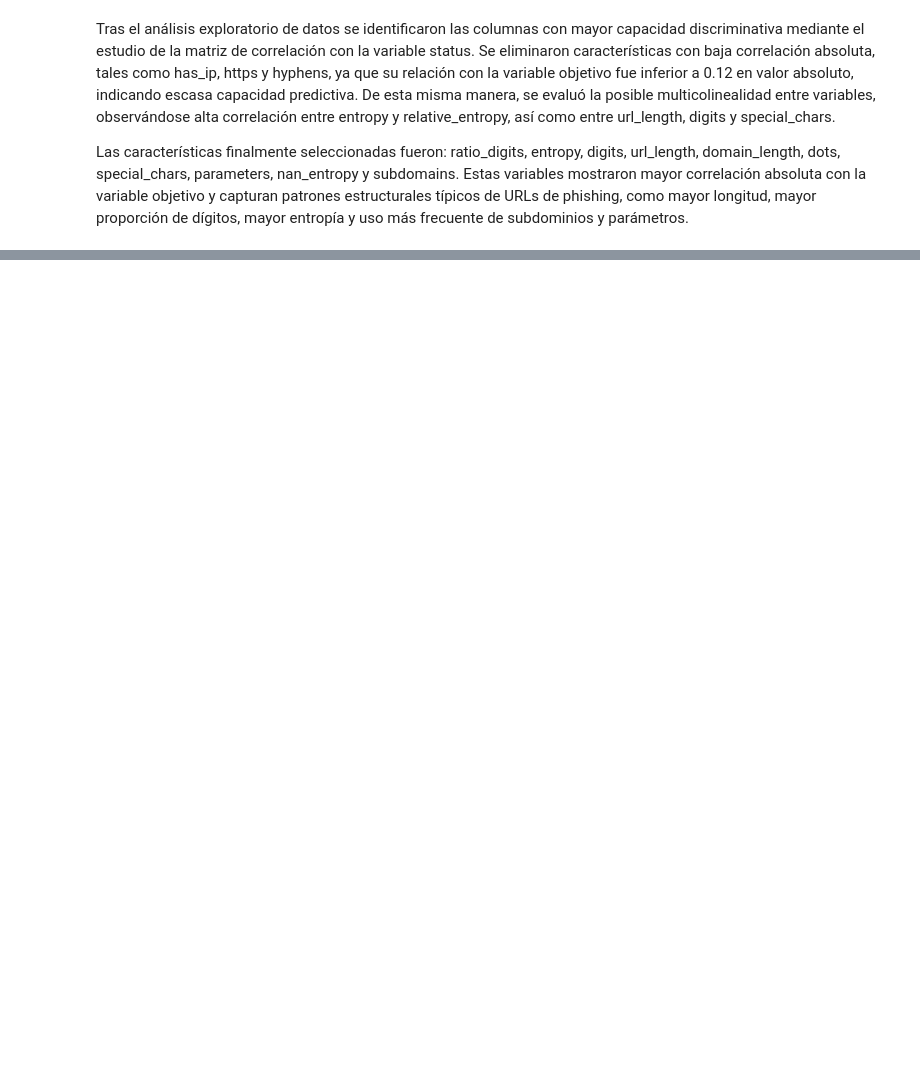
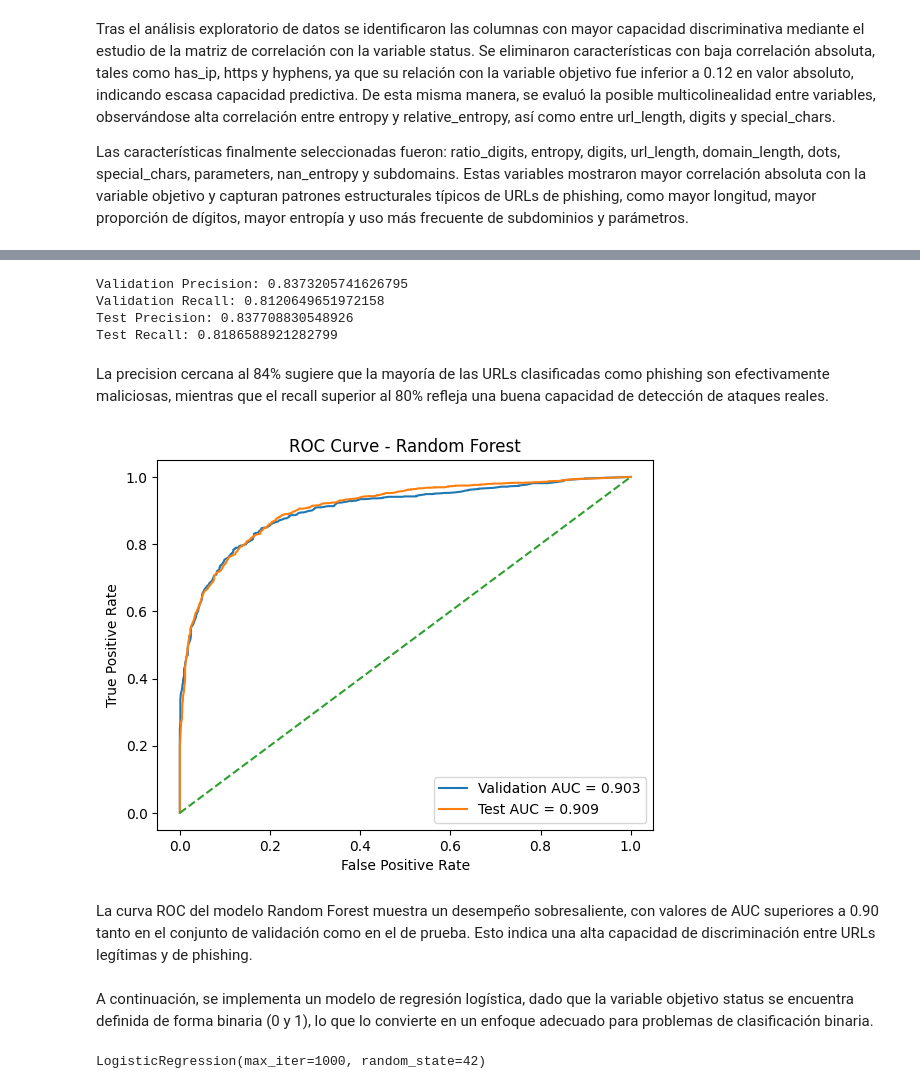
Before and after one commit to JPS4321/Lab1_SDS, a Jupyter notebook: Lab1.ipynb, the cells around one changed output, grey strips where cells are left out. Drawn from its saved outputs; the diff is of its cells as text; code cells hidden in the pictures; blank space fills up the shorter version.

```diff
--- a/Lab1.ipynb
+++ b/Lab1.ipynb
@@ -233,0 +384,43 @@ Dimensiones después de eliminar variables:
+# %%
+from sklearn.metrics import precision_score, recall_score
+
+print("Validation Precision:", precision_score(y_val, y_val_pred))
+print("Validation Recall:", recall_score(y_val, y_val_pred))
+
+print("Test Precision:", precision_score(y_test, y_test_pred))
+print("Test Recall:", recall_score(y_test, y_test_pred))
+# %% [output]
+Validation Precision: 0.8373205741626795
+Validation Recall: 0.8120649651972158
+Test Precision: 0.837708830548926
+Test Recall: 0.8186588921282799
+# %% [markdown]
+La precision cercana al 84% sugiere que la mayoría de las URLs clasificadas como phishing son efectivamente maliciosas, mientras que el recall superior al 80% refleja una buena capacidad de detección de ataques reales.
+# %%
+from sklearn.metrics import roc_curve, auc
+import matplotlib.pyplot as plt
+
+# Validation ROC
+fpr_val, tpr_val, _ = roc_curve(y_val, y_val_proba)
+auc_val = auc(fpr_val, tpr_val)
+
+# Test ROC
+fpr_test, tpr_test, _ = roc_curve(y_test, y_test_proba)
+auc_test = auc(fpr_test, tpr_test)
+
+# Plot
+plt.figure()
+plt.plot(fpr_val, tpr_val, label=f"Validation AUC = {auc_val:.3f}")
+plt.plot(fpr_test, tpr_test, label=f"Test AUC = {auc_test:.3f}")
+plt.plot([0, 1], [0, 1], linestyle="--")
+plt.xlabel("False Positive Rate")
+plt.ylabel("True Positive Rate")
+plt.title("ROC Curve - Random Forest")
+plt.legend()
+plt.show()
+# %% [output]
+[figure, added]
+# %% [markdown]
+La curva ROC del modelo Random Forest muestra un desempeño sobresaliente, con valores de AUC superiores a 0.90 tanto en el conjunto de validación como en el de prueba. Esto indica una alta capacidad de discriminación entre URLs legítimas y de phishing.
+# %% [markdown]
+A continuación, se implementa un modelo de regresión logística, dado que la variable objetivo status se encuentra definida de forma binaria (0 y 1), lo que lo convierte en un enfoque adecuado para problemas de clasificación binaria.
@@ -233,0 +450,10 @@ Dimensiones después de eliminar variables:
+# %%
+log_reg = LogisticRegression(
+    max_iter=1000,
+    solver="lbfgs",
+    random_state=42
+)
+
+log_reg.fit(X_train_scaled, y_train)
+# %% [output]
+LogisticRegression(max_iter=1000, random_state=42)
```
Also changed, not shown: parts of 37 cells of this notebook.
